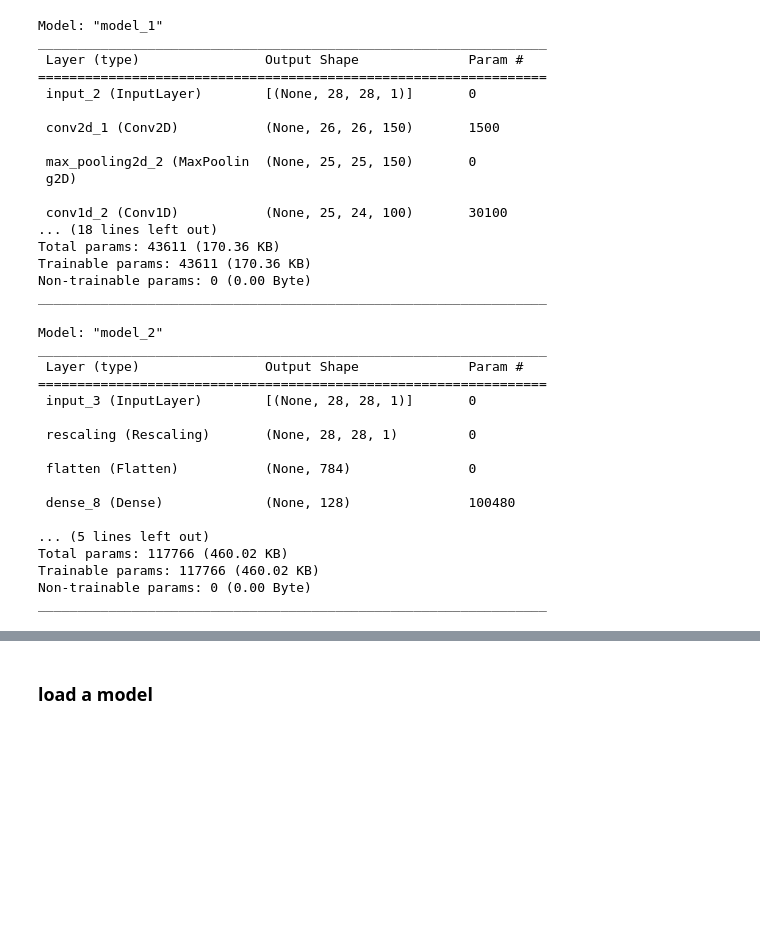
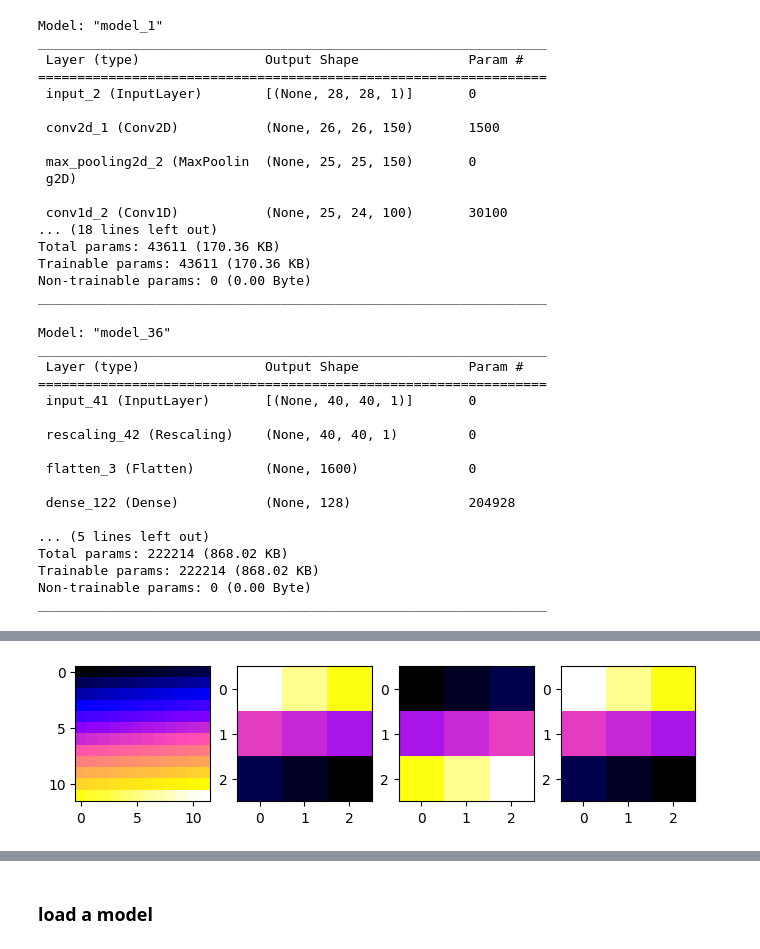
Before and after one commit to hung117/arm-cyberware-full, a Jupyter notebook: NN_dev/emg.classifier copy.ipynb, the cells around one changed output, grey strips where cells are left out. Drawn from its saved outputs; the diff is of its cells as text; code cells hidden in the pictures; blank space fills up the shorter version.

```diff
--- a/NN_dev/emg.classifier copy.ipynb
+++ b/NN_dev/emg.classifier copy.ipynb
@@ -679,7 +612,7 @@ _________________________________________________________________
 # %%
 # inputs = keras.Input(shape=(392*2,1))
 # input_dim = int(math.sqrt(n*2))
-inputs = keras.Input(shape=(28, 28, 1))
+inputs = keras.Input(shape=(img_w_h_len, img_w_h_len, 1))
 # inputs = keras.Input(shape=(input_dim,input_dim))
 
 x = layers.Rescaling(2)(inputs)
@@ -693,21 +626,22 @@ num_classes = 6
 outputs = layers.Dense(num_classes, activation="softmax")(x)
 model = keras.Model(inputs=inputs, outputs=outputs)
 model.summary()
+model.compile(optimizer=keras.optimizers.Nadam(learning_rate=1e-3), loss="sparse_categorical_crossentropy")
 # %% [output]
-Model: "model_2"
+Model: "model_36"
 _________________________________________________________________
  Layer (type)                Output Shape              Param #
 =================================================================
- input_3 (InputLayer)        [(None, 28, 28, 1)]       0
+ input_41 (InputLayer)       [(None, 40, 40, 1)]       0
 
- rescaling (Rescaling)       (None, 28, 28, 1)         0
+ rescaling_42 (Rescaling)    (None, 40, 40, 1)         0
 
- flatten (Flatten)           (None, 784)               0
+ flatten_3 (Flatten)         (None, 1600)              0
 
- dense_8 (Dense)             (None, 128)               100480
+ dense_122 (Dense)           (None, 128)               204928
 
 ... (5 lines left out)
-Total params: 117766 (460.02 KB)
-Trainable params: 117766 (460.02 KB)
+Total params: 222214 (868.02 KB)
+Trainable params: 222214 (868.02 KB)
 Non-trainable params: 0 (0.00 Byte)
 _________________________________________________________________
@@ -715,0 +648,34 @@ x = 0
+# %%
+no_element = 144 # 12 * 12
+tmp_img =np.arange(no_element)
+n_len =int(math.sqrt(no_element))
+tmp_img = preprocessing.normalize([tmp_img]).flatten()+2
+tmp_img = tmp_img.reshape(n_len,n_len,1)
+no=[]
+no.append(tmp_img)
+tmp_img = np.array(no)
+tmp_img.shape
+kw = 5
+kh = 5
+y = tf.keras.layers.Conv2D(3, (kw,kh),
+                           # activation='softsign',
+                        #    activation='relu',
+                           activation='sigmoid',
+                           dilation_rate=2,
+                           # padding='same',
+                           # input_shape=tmp_img.shape)(tmp_img)
+                           input_shape=tmp_img.shape[1:])(tmp_img)
+y = layers.MaxPooling2D(pool_size=(2, 2), strides=(1, 1), padding='valid')(y)
+# x = tf.random.normal()
+fig = plt.figure(figsize=(8, 8))
+fig.add_subplot(1,4,1)
+plt.imshow(tmp_img[0],cmap='gnuplot2')
+fig.add_subplot(1,4,2)
+plt.imshow(y[0][:,:,0],cmap='gnuplot2')
+fig.add_subplot(1,4,3)
+plt.imshow(y[0][:,:,1],cmap='gnuplot2')
+fig.add_subplot(1,4,4)
+plt.imshow(y[0][:,:,2],cmap='gnuplot2')
+
+plt.show()
+# %% [output]
@@ -715,0 +683 @@ x = 0
+[figure, added]
```
Also changed, not shown: parts of 35 cells of this notebook, 7 other files.
